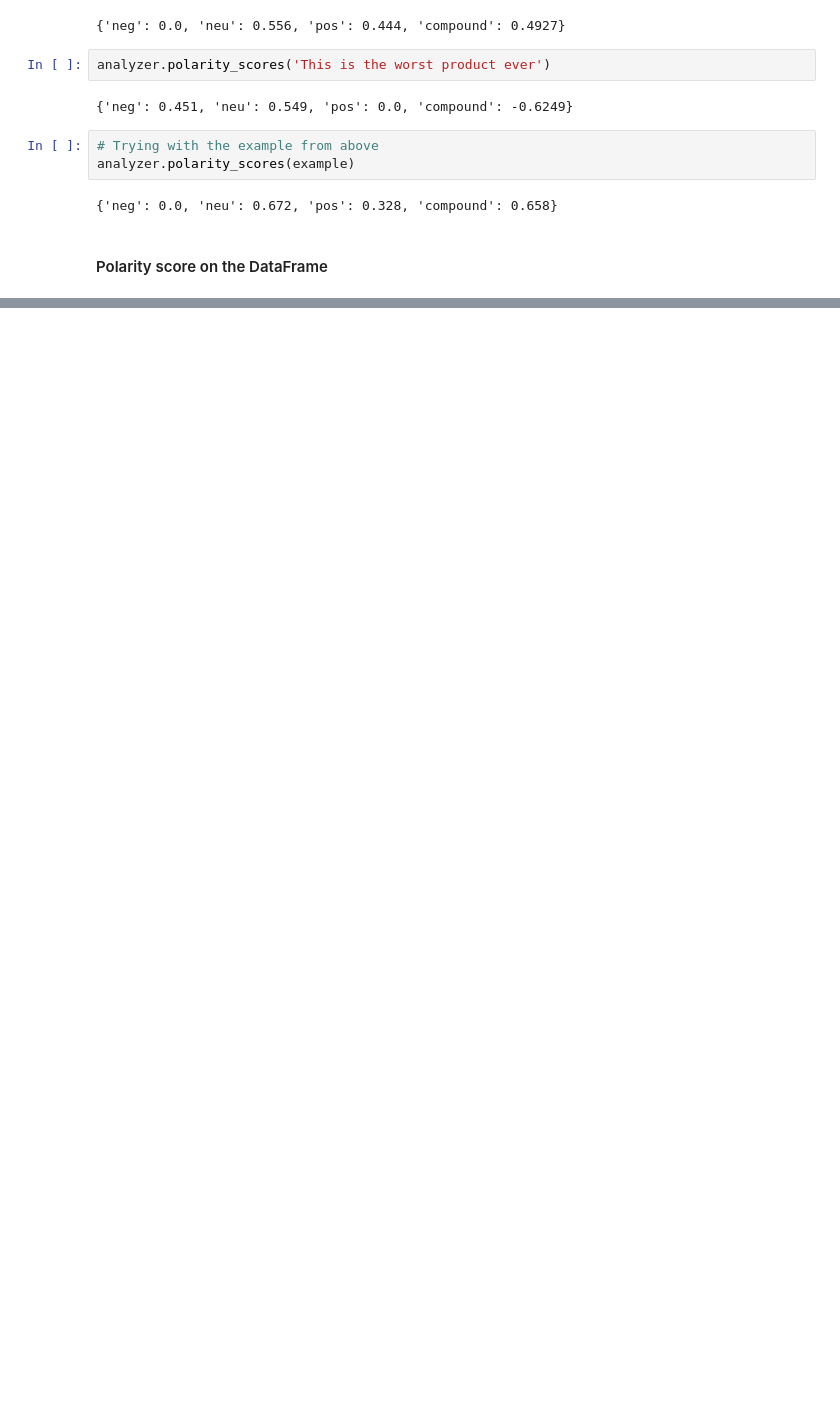
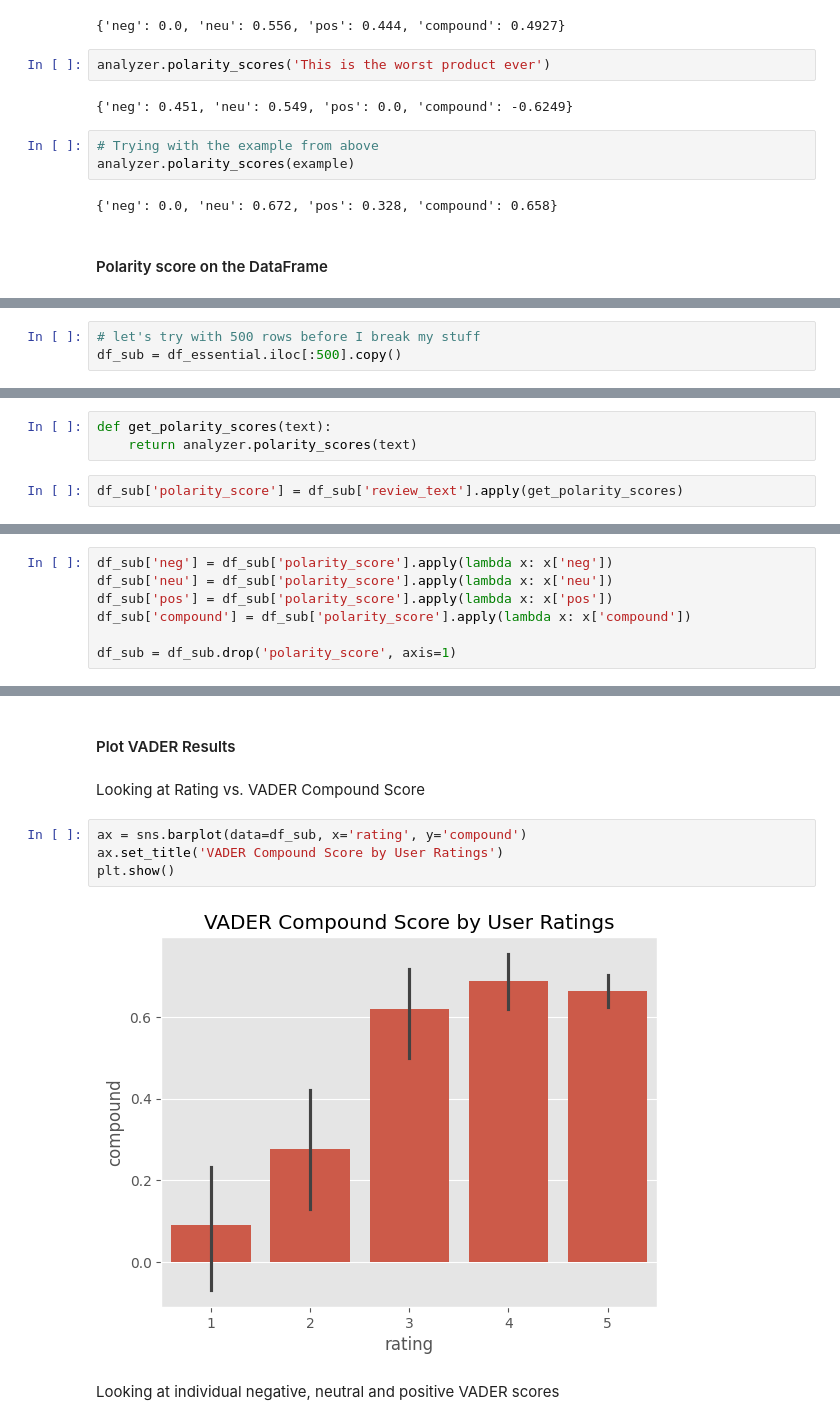
Before and after one commit to Skraiem07/capstone-project, a Jupyter notebook: sentiment-analysis/sentiment-analysis.ipynb, the cells around one changed output, grey strips where cells are left out. Cells and saved outputs as stored; diff of their text form; blank space fills up the shorter version.

Commit message:
finished sentiment analysis on review dataset

```diff
--- a/sentiment-analysis/sentiment-analysis.ipynb
+++ b/sentiment-analysis/sentiment-analysis.ipynb
@@ -389,0 +401,3 @@ ImportError: IProgress not found. Please update jupyter and ipywidgets. See http
+# %%
+# let's try with 500 rows before I break my stuff
+df_sub = df_essential.iloc[:500].copy()
@@ -389,0 +413,5 @@ ImportError: IProgress not found. Please update jupyter and ipywidgets. See http
+# %%
+def get_polarity_scores(text):
+    return analyzer.polarity_scores(text)
+# %%
+df_sub['polarity_score'] = df_sub['review_text'].apply(get_polarity_scores)
@@ -389,0 +427,7 @@ ImportError: IProgress not found. Please update jupyter and ipywidgets. See http
+# %%
+df_sub['neg'] = df_sub['polarity_score'].apply(lambda x: x['neg'])
+df_sub['neu'] = df_sub['polarity_score'].apply(lambda x: x['neu'])
+df_sub['pos'] = df_sub['polarity_score'].apply(lambda x: x['pos'])
+df_sub['compound'] = df_sub['polarity_score'].apply(lambda x: x['compound'])
+
+df_sub = df_sub.drop('polarity_score', axis=1)
@@ -389,0 +443,12 @@ ImportError: IProgress not found. Please update jupyter and ipywidgets. See http
+# %% [markdown]
+#### Plot VADER Results
+# %% [markdown]
+Looking at Rating vs. VADER Compound Score
+# %%
+ax = sns.barplot(data=df_sub, x='rating', y='compound')
+ax.set_title('VADER Compound Score by User Ratings')
+plt.show()
+# %% [output]
+[figure, added]
+# %% [markdown]
+Looking at individual negative, neutral and positive VADER scores
```
Also changed, not shown: parts of 37 cells of this notebook, 1 other file.
